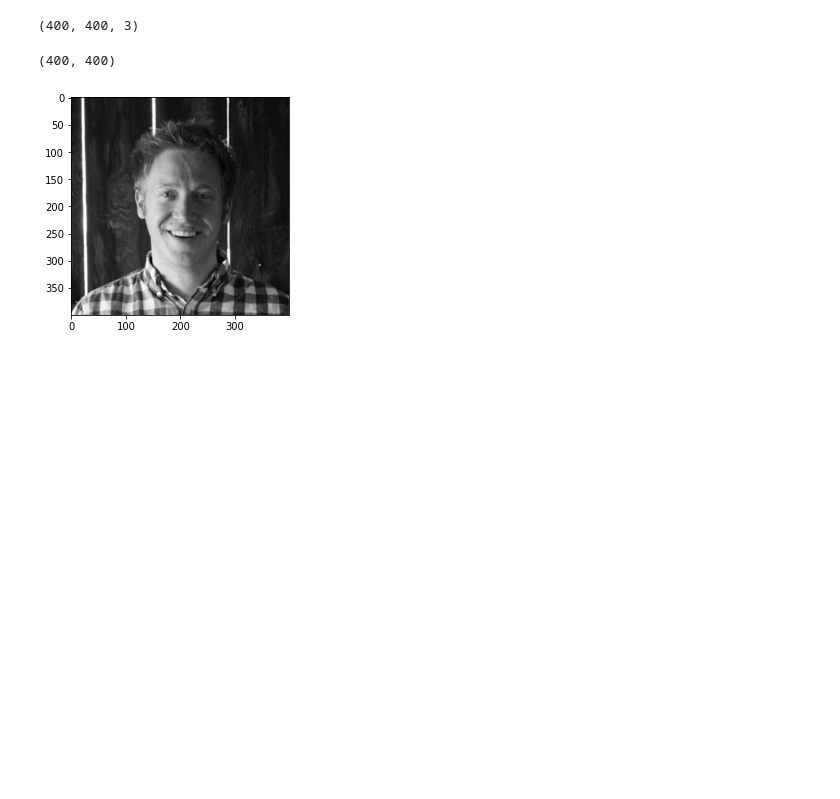
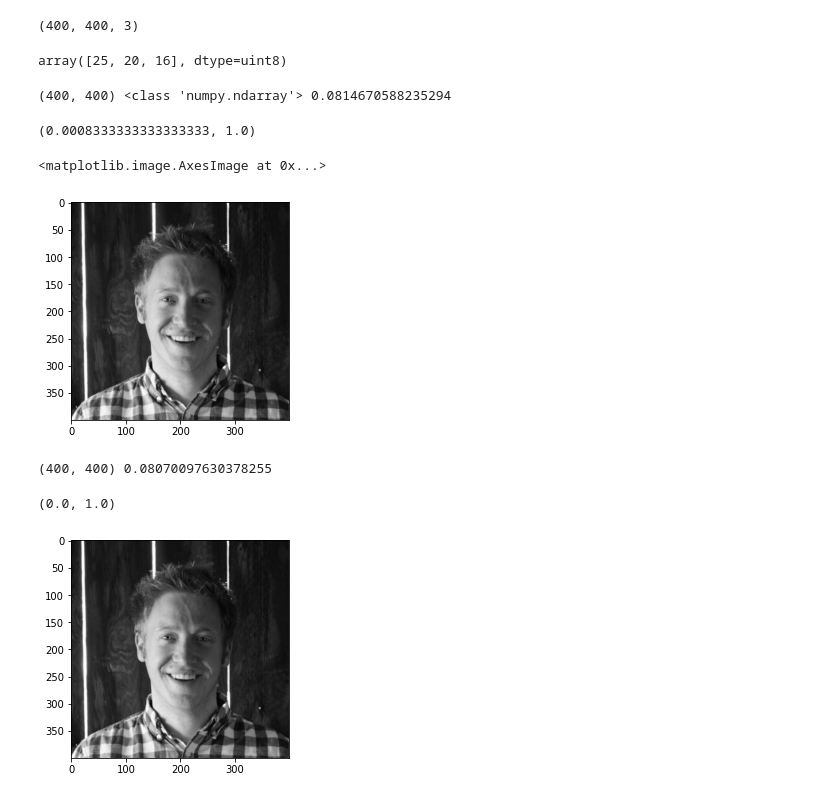
Before and after one commit to skhabiri/DS-Unit-4-Sprint-3-Deep-Learning, a Jupyter notebook: module2-convolutional-neural-networks/cnn-432.ipynb, the cells around one changed output. Drawn from its saved outputs; the diff is of its cells as text; code cells hidden in the pictures; blank space fills up the shorter version.

Commit message:
edits notebook and adds image examples

```diff
--- a/module2-convolutional-neural-networks/cnn-432.ipynb
+++ b/module2-convolutional-neural-networks/cnn-432.ipynb
@@ -85,20 +120,45 @@ Helpful Terms:
 # %% [markdown]
 * Padding is there to keep the size of the image the same as the size of the original image
 # %%
+"""
+Imageio is a Python library that provides an easy interface to read and write
+a wide range of image data, including animated images, volumetric data,
+and scientific formats.
+"""
 import imageio
 import matplotlib.pyplot as plt
+# scikit-image is a collection of algorithms for image processing.
 from skimage import color, io
 from skimage.exposure import rescale_intensity
 
-austen = io.imread('https://dl.airtable.com/S1InFmIhQBypHBL0BICi_austen.jpg')
+austen = io.imread('https://github.com/skhabiri/ML-DeepLearning/raw/main/images/austen_allred.jpg')
 austen.shape
 # %% [output]
 (400, 400, 3)
-# %%
-austen_grayscale = rescale_intensity(color.rgb2gray(austen))
-austen_grayscale.shape
-# %% [output]
-(400, 400)
+# %%
+austen[0][0]
+# %% [output]
+array([25, 20, 16], dtype=uint8)
+# %%
+austen_gray = color.rgb2gray(austen)
+print(austen_gray.shape, type(austen_gray), austen_gray[0][0])
+austen_gray.min(), austen_gray.max()
+# %% [output]
+(400, 400) <class 'numpy.ndarray'> 0.0814670588235294
+(0.0008333333333333333, 1.0)
+# %%
+plt.imshow(color.rgb2gray(austen), cmap='gray')
+# %% [output]
+<matplotlib.image.AxesImage at 0x...>
+[figure, added]
+# %%
+# rescale it between 0 and 1
+austen_grayscale = rescale_intensity(color.rgb2gray(austen))
+print(austen_grayscale.shape, austen_grayscale[0][0])
+austen_grayscale.min(), austen_grayscale.max()
+# %% [output]
+(400, 400) 0.08070097630378255
+(0.0, 1.0)
 # %%
 plt.imshow(austen_grayscale, cmap="gray");
 # %% [output]
```
Also changed, not shown: parts of 53 cells of this notebook, 6 other files.
